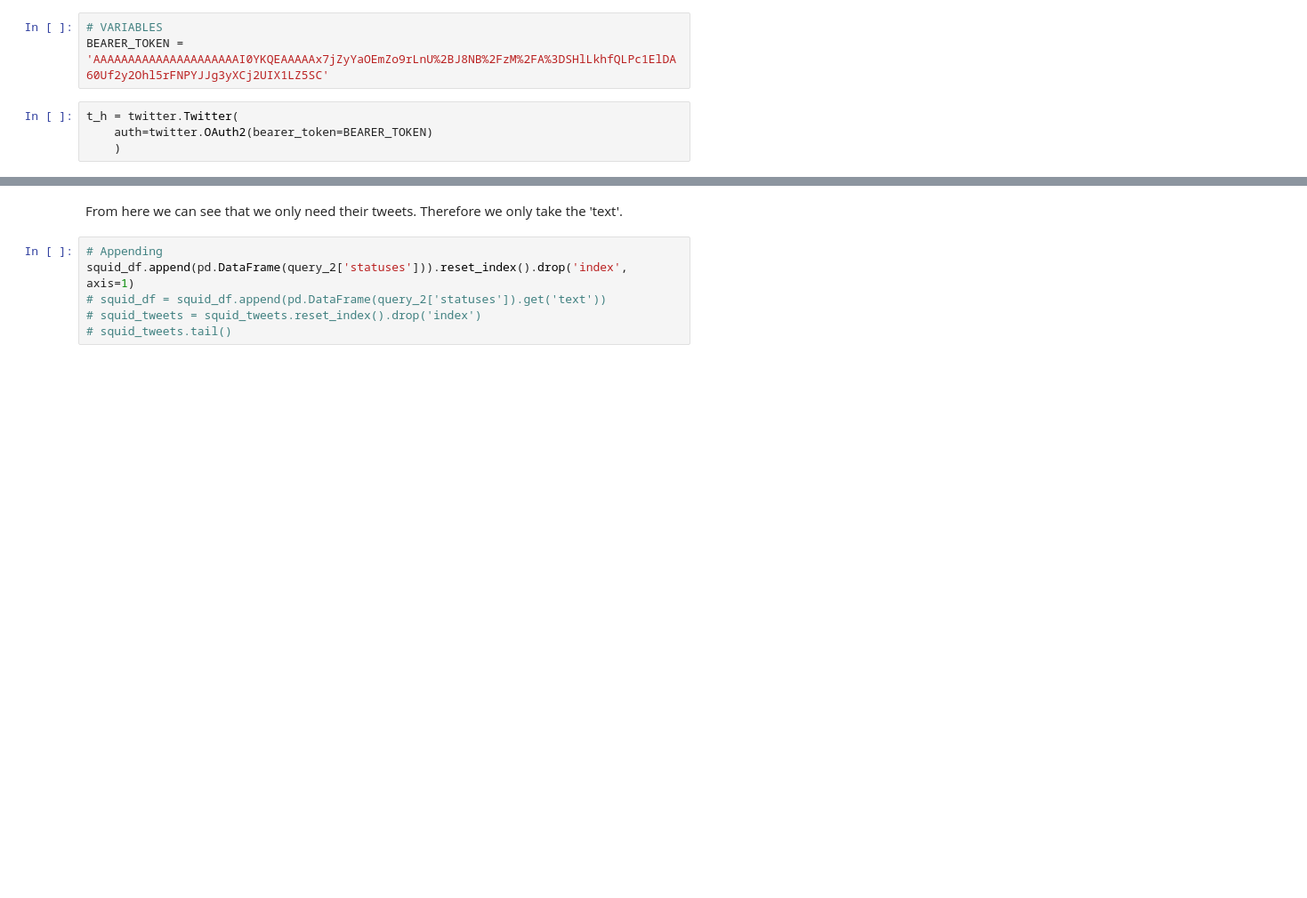
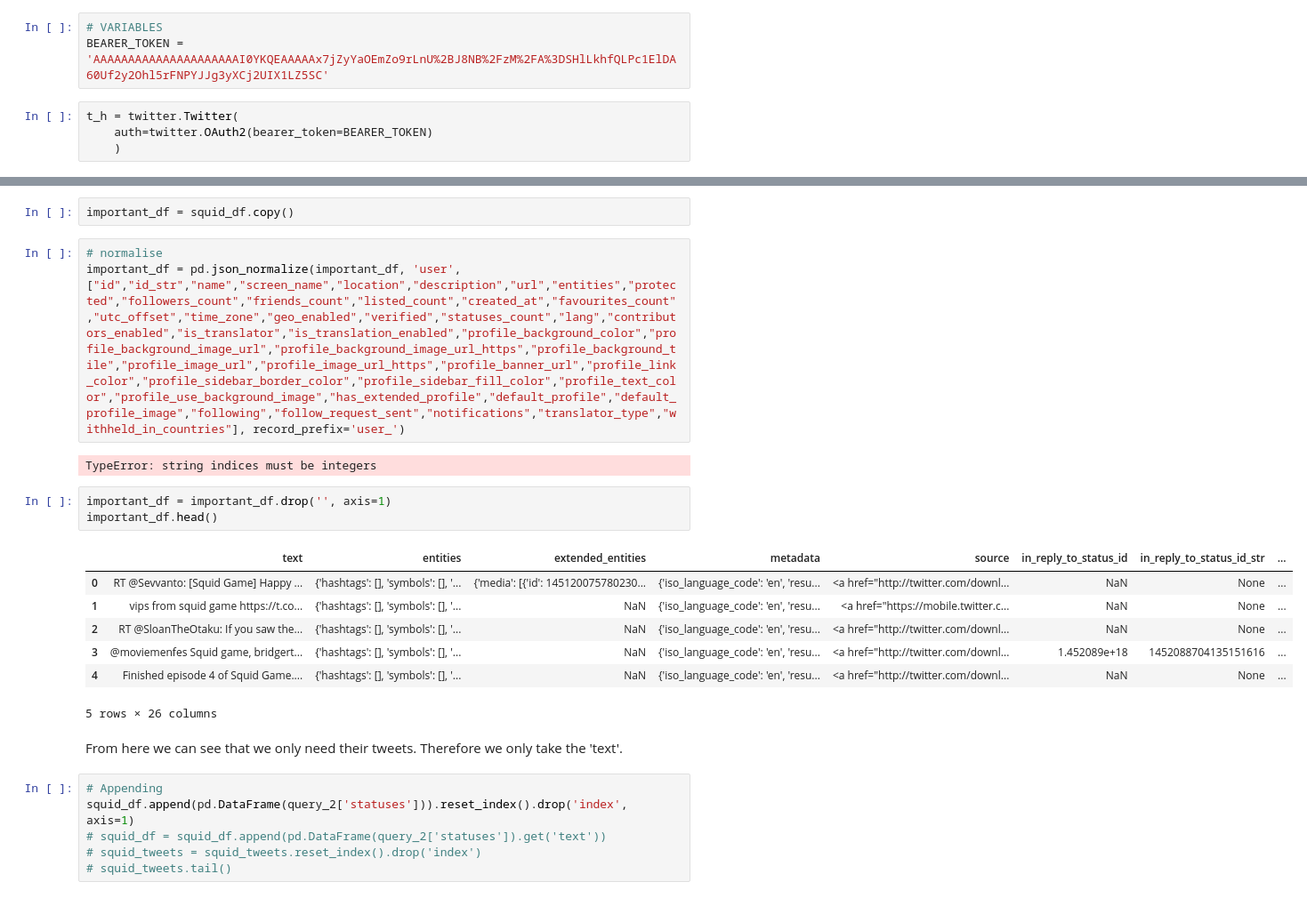
Before and after one commit to vin-rmdn/cancelled, a Jupyter notebook: notebook/tweet_scrap_expl.ipynb, the cells around one changed output, grey strips where cells are left out. Shown at 89% size. Saved outputs shown, nothing was run; the diff lists cells and outputs as text; blank space fills up the shorter version.

```diff
--- a/notebook/tweet_scrap_expl.ipynb
+++ b/notebook/tweet_scrap_expl.ipynb
@@ -26,3 +25,21 @@ squid_df.head()
+# %%
+important_df = squid_df.copy()
+# %%
+# normalise
+important_df = pd.json_normalize(important_df, 'user', ["id","id_str","name","screen_name","location","description","url","entities","protected","followers_count","friends_count","listed_count","created_at","favourites_count","utc_offset","time_zone","geo_enabled","verified","statuses_count","lang","contributors_enabled","is_translator","is_translation_enabled","profile_background_color","profile_background_image_url","profile_background_image_url_https","profile_background_tile","profile_image_url","profile_image_url_https","profile_banner_url","profile_link_color","profile_sidebar_border_color","profile_sidebar_fill_color","profile_text_color","profile_use_background_image","has_extended_profile","default_profile","default_profile_image","following","follow_request_sent","notifications","translator_type","withheld_in_countries"], record_prefix='user_')
+# %% [output]
+TypeError: string indices must be integers
+# %%
+important_df = important_df.drop('', axis=1)
+important_df.head()
+# %% [output]
+|  | text | entities | extended_entities | metadata | source | in_reply_to_status_id | in_reply_to_status_id_str | ... |
+| 0 | RT @Sevvanto: [Squid Game] Happy ... | {'hashtags': [], 'symbols': [], '... | {'media': [{'id': 145120075780230... | {'iso_language_code': 'en', 'resu... | <a href="http://twitter.com/downl... | NaN | None | ... |
+| 1 | vips from squid game https://t.co... | {'hashtags': [], 'symbols': [], '... | NaN | {'iso_language_code': 'en', 'resu... | <a href="https://mobile.twitter.c... | NaN | None | ... |
+| 2 | RT @SloanTheOtaku: If you saw the... | {'hashtags': [], 'symbols': [], '... | NaN | {'iso_language_code': 'en', 'resu... | <a href="http://twitter.com/downl... | NaN | None | ... |
+| 3 | @moviemenfes Squid game, bridgert... | {'hashtags': [], 'symbols': [], '... | NaN | {'iso_language_code': 'en', 'resu... | <a href="http://twitter.com/downl... | 1.452089e+18 | 1452088704135151616 | ... |
+| 4 | Finished episode 4 of Squid Game.... | {'hashtags': [], 'symbols': [], '... | NaN | {'iso_language_code': 'en', 'resu... | <a href="http://twitter.com/downl... | NaN | None | ... |
+5 rows × 26 columns
 # %% [markdown]
 From here we can see that we only need their tweets. Therefore we only take the 'text'.
 # %%
```
Also changed, not shown: parts of 2 cells of this notebook, 25 other files.
